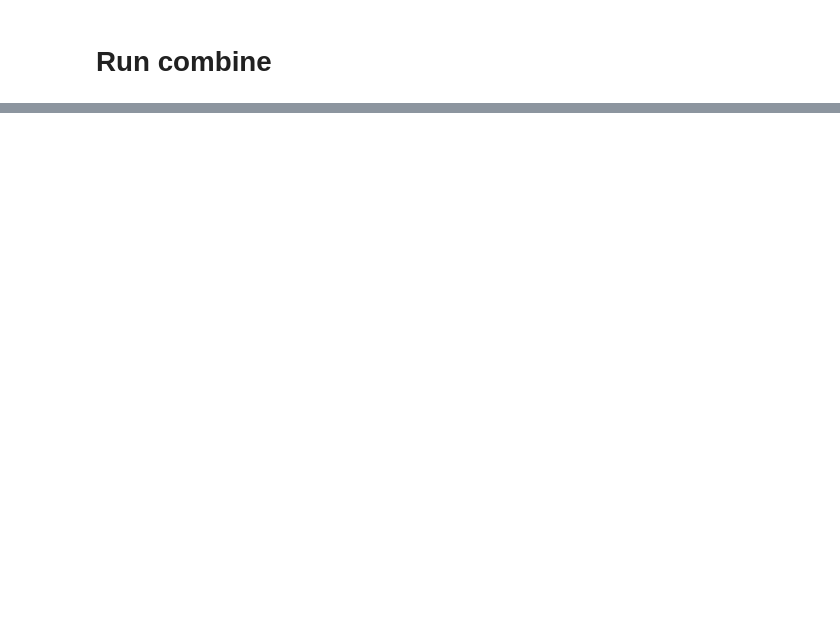
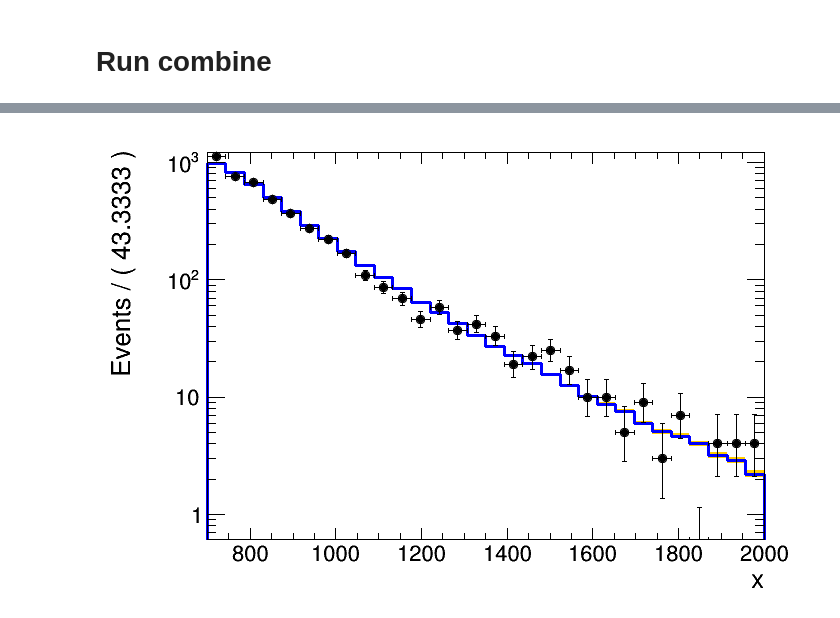
Before and after one commit to thaarres/JetAnomaly_CHEP19, a Jupyter notebook: jupyter/AnomalyDetection_combine.ipynb, the cells around one changed output, grey strips where cells are left out. Cells and saved outputs as stored; diff of their text form; code cells hidden in the pictures; blank space fills up the shorter version.

```diff
--- a/jupyter/AnomalyDetection_combine.ipynb
+++ b/jupyter/AnomalyDetection_combine.ipynb
@@ -715,0 +718,4 @@ DEBUG: (function: runSpecific) FitDiagnostics.cc: 414 -- Fit S+B, status = 1, nu
+# %%
+Image(filename='acc_x_fit_b_logy.png')
+# %% [output]
+[figure, added]
```
Also changed, not shown: parts of 14 cells of this notebook.
